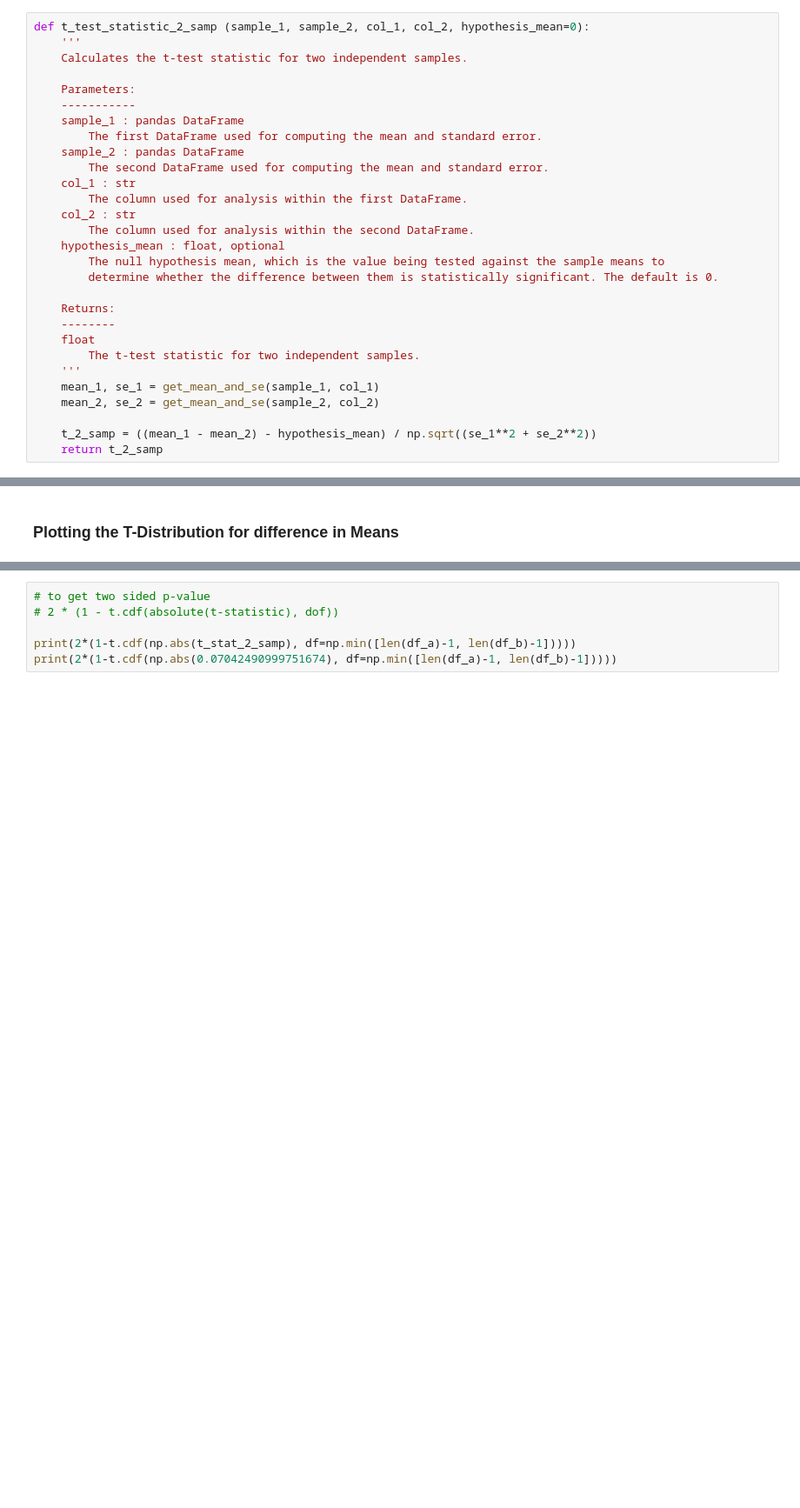
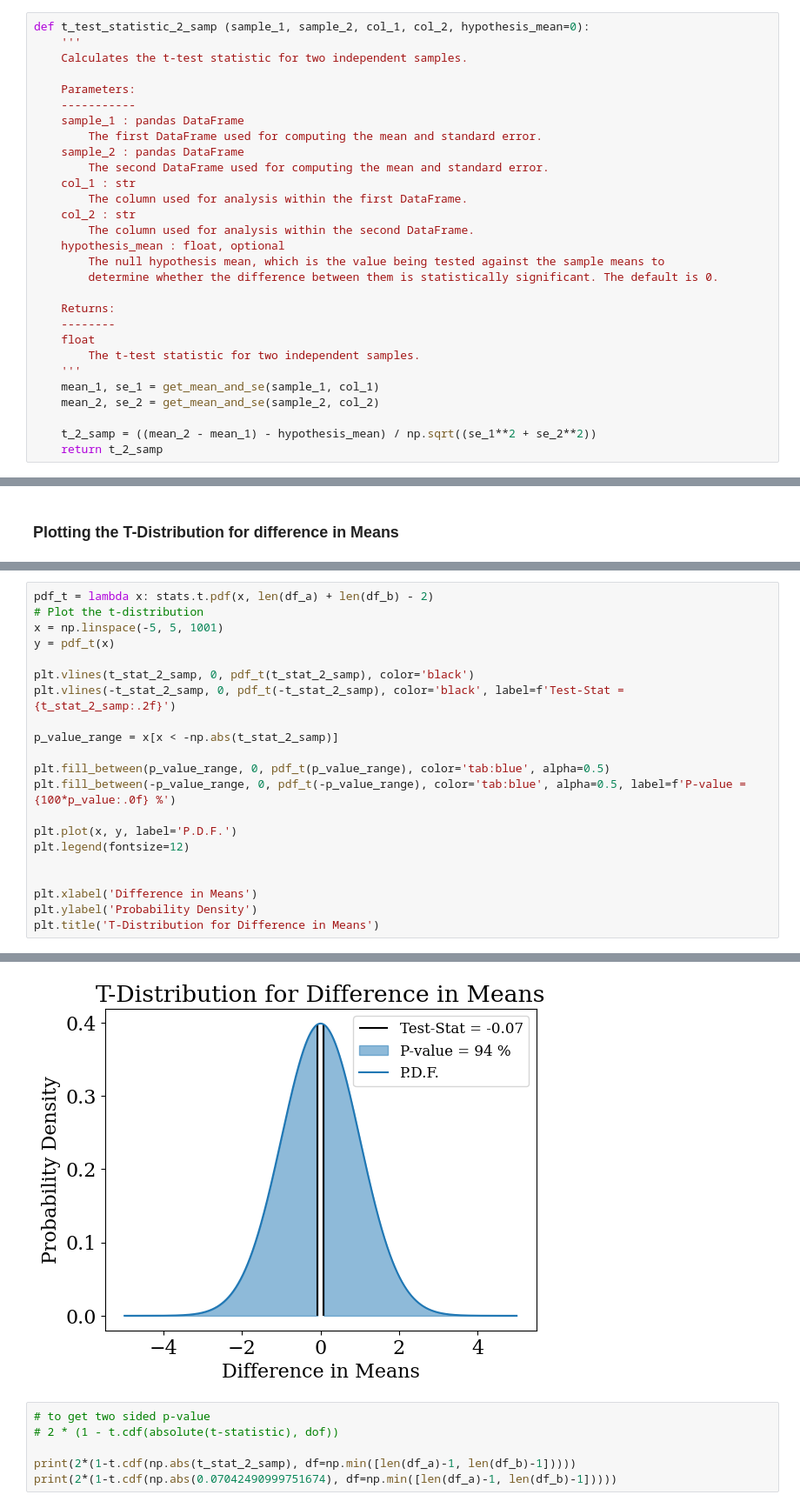
Before and after one commit to caracfinlay/AB-test-GloBox, a Jupyter notebook: python_workings_glowbox.ipynb, the cells around one changed output, grey strips where cells are left out. Shown at 87% size. Drawn from its saved outputs; the diff is of its cells as text; blank space fills up the shorter version.

```diff
--- a/python_workings_glowbox.ipynb
+++ b/python_workings_glowbox.ipynb
@@ -255,7 +258,7 @@ def t_test_statistic_2_samp (sample_1, sample_2, col_1, col_2, hypothesis_mean=0
     mean_1, se_1 = get_mean_and_se(sample_1, col_1)
     mean_2, se_2 = get_mean_and_se(sample_2, col_2)
 
-    t_2_samp = ((mean_1 - mean_2) - hypothesis_mean) / np.sqrt((se_1**2 + se_2**2))
+    t_2_samp = ((mean_2 - mean_1) - hypothesis_mean) / np.sqrt((se_1**2 + se_2**2))
     return t_2_samp
 # %%
 def confidence_interval_diff_mean(control_sample, treamtent_sample, col_1, col_2, sig):
@@ -628,0 +665,22 @@ plt.show()
+# %%
+pdf_t = lambda x: stats.t.pdf(x, len(df_a) + len(df_b) - 2)
+# Plot the t-distribution
+x = np.linspace(-5, 5, 1001)
+y = pdf_t(x)
+
+plt.vlines(t_stat_2_samp, 0, pdf_t(t_stat_2_samp), color='black')
+plt.vlines(-t_stat_2_samp, 0, pdf_t(-t_stat_2_samp), color='black', label=f'Test-Stat = {t_stat_2_samp:.2f}')
+
+p_value_range = x[x < -np.abs(t_stat_2_samp)]
+
+plt.fill_between(p_value_range, 0, pdf_t(p_value_range), color='tab:blue', alpha=0.5)
+plt.fill_between(-p_value_range, 0, pdf_t(-p_value_range), color='tab:blue', alpha=0.5, label=f'P-value = {100*p_value:.0f} %')
+
+plt.plot(x, y, label='P.D.F.')
+plt.legend(fontsize=12)
+
+
+plt.xlabel('Difference in Means')
+plt.ylabel('Probability Density')
+plt.title('T-Distribution for Difference in Means')
+# %% [output]
@@ -629,3 +688,4 @@ plt.show()
+[figure, added]
 # %%
 # to get two sided p-value
 # 2 * (1 - t.cdf(absolute(t-statistic), dof))
```
Also changed, not shown: parts of 11 cells of this notebook.
